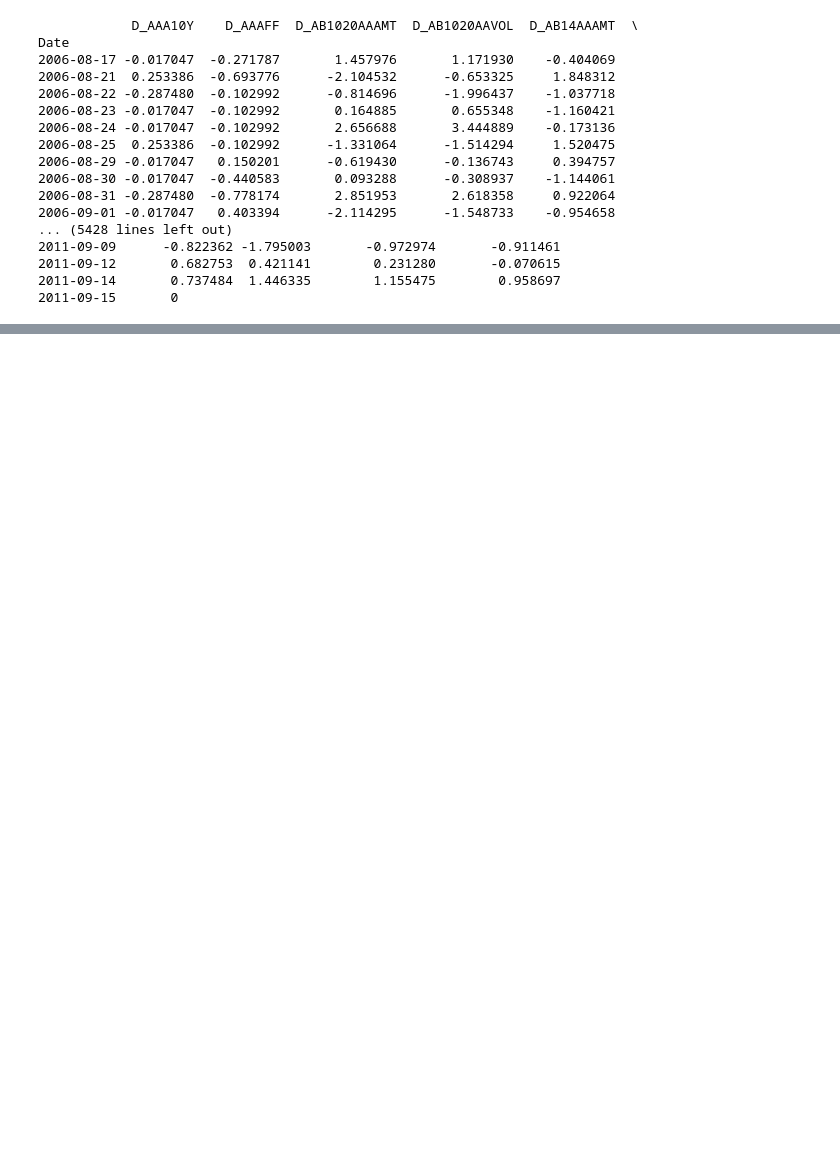
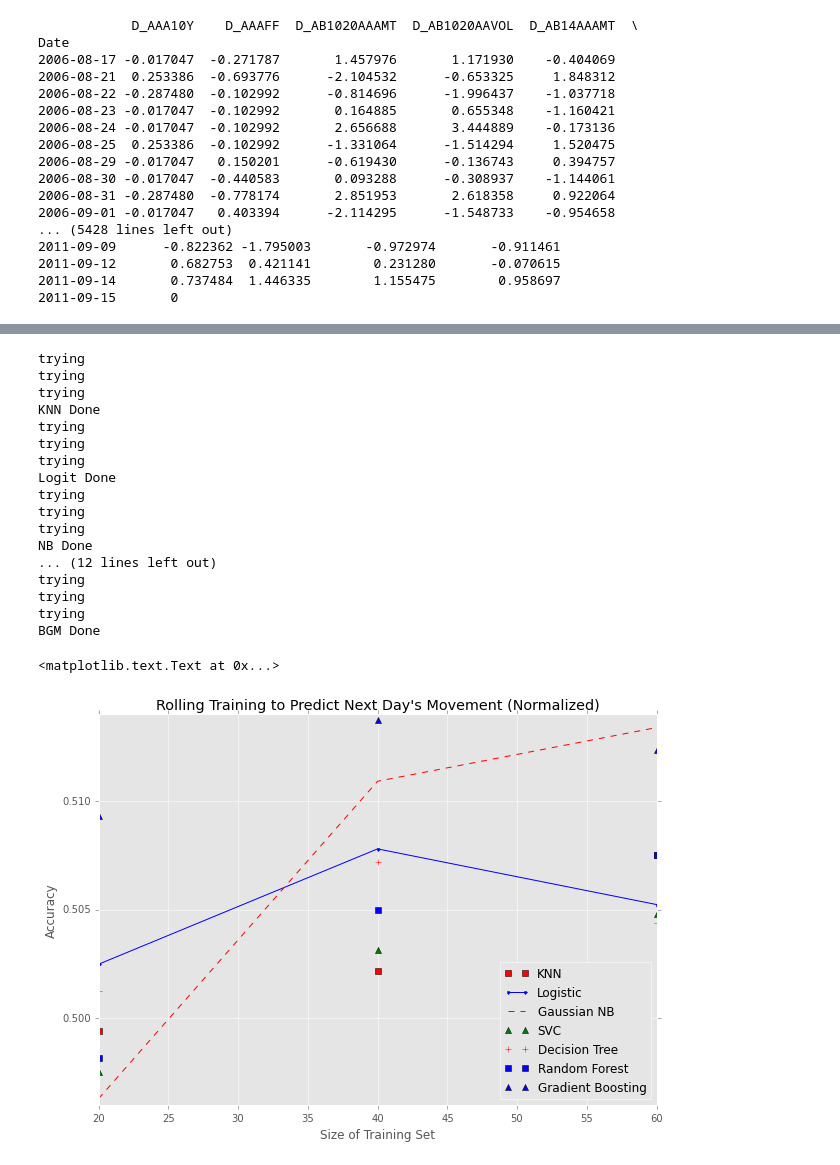
Before and after one commit to wilkung/Predicting_Markets_with_Neural_Nets, a Jupyter notebook: kojack_wilson.ipynb, the cells around one changed output, grey strips where cells are left out. Saved outputs shown, nothing was run; the diff lists cells and outputs as text; code cells hidden in the pictures; blank space fills up the shorter version.

```diff
--- a/kojack_wilson.ipynb
+++ b/kojack_wilson.ipynb
@@ -699,0 +749,76 @@ NameError: name 'KNeighborsClassifier' is not defined
+# %%
+# Normalized
+
+import matplotlib.pyplot as plt
+%matplotlib inline
+
+fig = plt.figure(figsize=(10, 7), dpi=100)
+
+clf_roll_KNN = KNeighborsClassifier( n_neighbors = 8 )
+train_ranges, accuracy_test_roll_logit = calc_norm_rolling_accuracy(clf_roll_KNN)
+plt.plot(train_ranges, accuracy_test_roll_logit,'rs', label='KNN')
+
+print ('KNN Done')
+
+clf_roll_logit = LogisticRegression(C = 0.5, random_state=1)
+train_ranges, accuracy_test_roll_logit = calc_norm_rolling_accuracy(clf_roll_logit)
+plt.plot(train_ranges, accuracy_test_roll_logit,'.b-', label='Logistic')
+
+print ('Logit Done')
+
+model_NB = GaussianNB()
+train_ranges, accuracy_test_roll_logit = calc_norm_rolling_accuracy(model_NB)
+plt.plot(train_ranges, accuracy_test_roll_logit,'r--', label='Gaussian NB')
+
+print ('NB Done')
+
+model_SVC = SVC(random_state=1)
+train_ranges, accuracy_test_roll_logit = calc_norm_rolling_accuracy(model_SVC)
+plt.plot(train_ranges, accuracy_test_roll_logit,'g^', label='SVC')
+
+print ('SVC Done')
+
+model_DT = DecisionTreeClassifier(random_state=1)
+train_ranges, accuracy_test_roll_logit = calc_norm_rolling_accuracy(model_DT)
+plt.plot(train_ranges, accuracy_test_roll_logit,'r+', label='Decision Tree')
+
+print ('DT Done')
+
+model_RF = RandomForestClassifier(random_state=1)
+train_ranges, accuracy_test_roll_logit = calc_norm_rolling_accuracy(model_RF)
+plt.plot(train_ranges, accuracy_test_roll_logit,'bs', label='Random Forest')
+
+print ('RF Done')
+
+model_GB = GradientBoostingClassifier(n_estimators=100, learning_rate=1.0, max_depth=1, random_state=0)
+train_ranges, accuracy_test_roll_logit = calc_norm_rolling_accuracy(model_GB)
+plt.plot(train_ranges, accuracy_test_roll_logit,'b^', label='Gradient Boosting')
+
+print ('BGM Done')
+
+#plt.figure(figsize=(8, 5))
+plt.legend(loc='lower right')
+
+plt.title("Rolling Training to Predict Next Day's Movement (Normalized)")
+plt.xlabel('Size of Training Set')
+plt.ylabel('Accuracy')
+# %% [output]
+trying
+trying
+trying
+KNN Done
+trying
+trying
+trying
+Logit Done
+trying
+trying
+trying
+NB Done
+... (12 lines left out)
+trying
+trying
+trying
+BGM Done
+<matplotlib.text.Text at 0x...>
+[figure, added]
```
Also changed, not shown: parts of 17 cells of this notebook, 2 other files.
